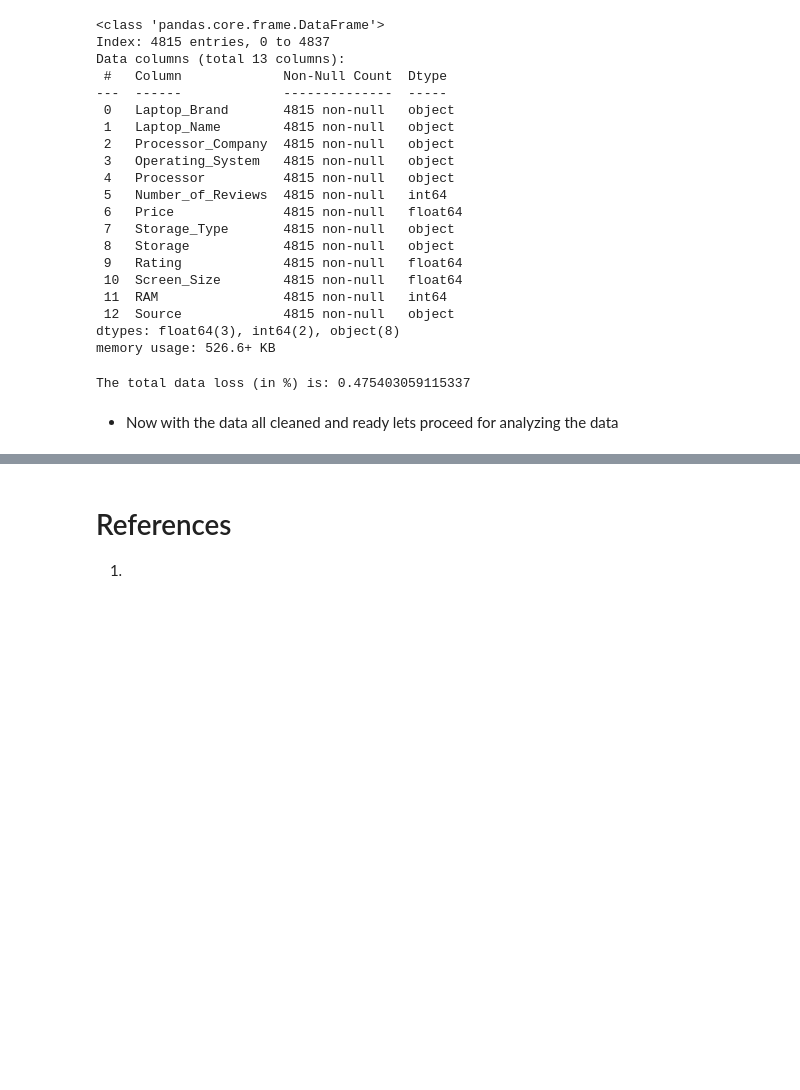
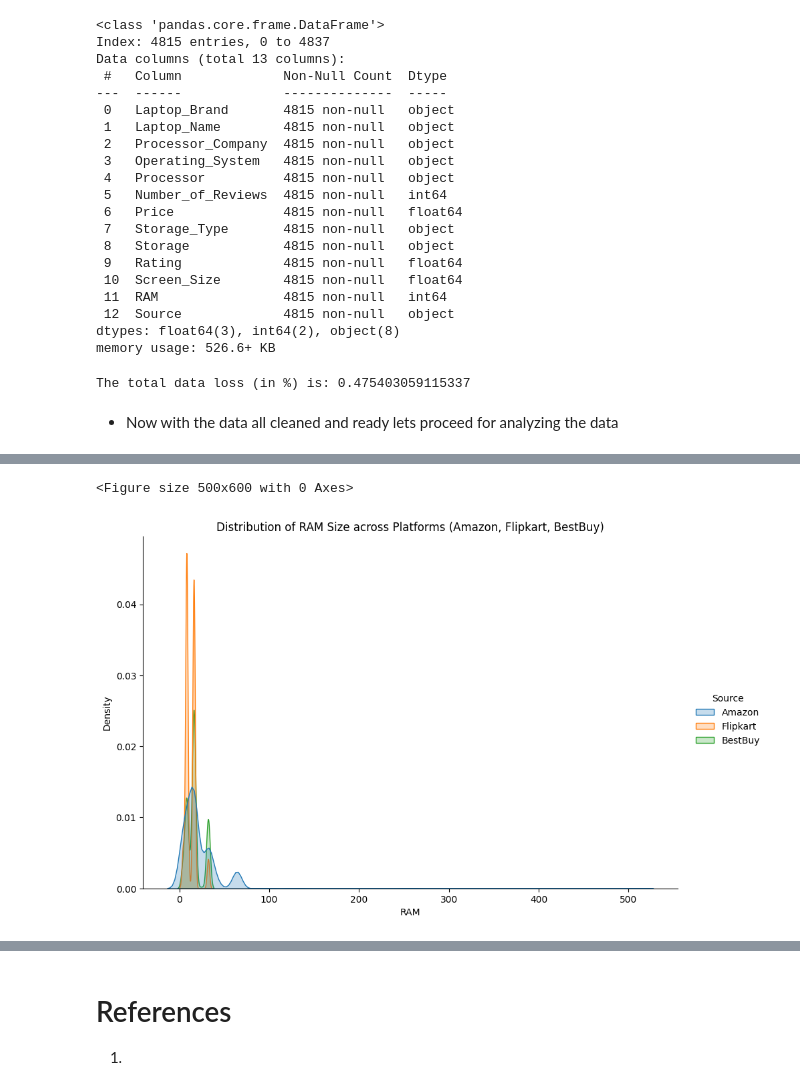
Before and after one commit to VaibhavSaran/CSE-587-PROJECT-LAPTRACK, a Jupyter notebook: Project Laptrack - Phase 1 Exploratory Data Analysis.ipynb, the cells around one changed output, grey strips where cells are left out. Saved outputs shown, nothing was run; the diff lists cells and outputs as text; code cells hidden in the pictures; blank space fills up the shorter version.

```diff
--- a/Project Laptrack - Phase 1 Exploratory Data Analysis.ipynb
+++ b/Project Laptrack - Phase 1 Exploratory Data Analysis.ipynb
@@ -138,0 +195,13 @@ The total data loss (in %) is: 0.475403059115337
+# %%
+# Distribution of RAM across Platforms
+plt.figure(figsize=(5, 6))
+sns.displot(data=df, x='RAM', hue='Source', kind='kde', fill=True, height=6, aspect=1.5)
+
+plt.title('Distribution of RAM Size across Platforms (Amazon, Flipkart, BestBuy)')
+plt.xlabel('RAM')
+plt.ylabel('Density')
+
+plt.show()
+# %% [output]
+<Figure size 500x600 with 0 Axes>
+[figure, added]
```
Also changed, not shown: parts of 12 cells of this notebook.
